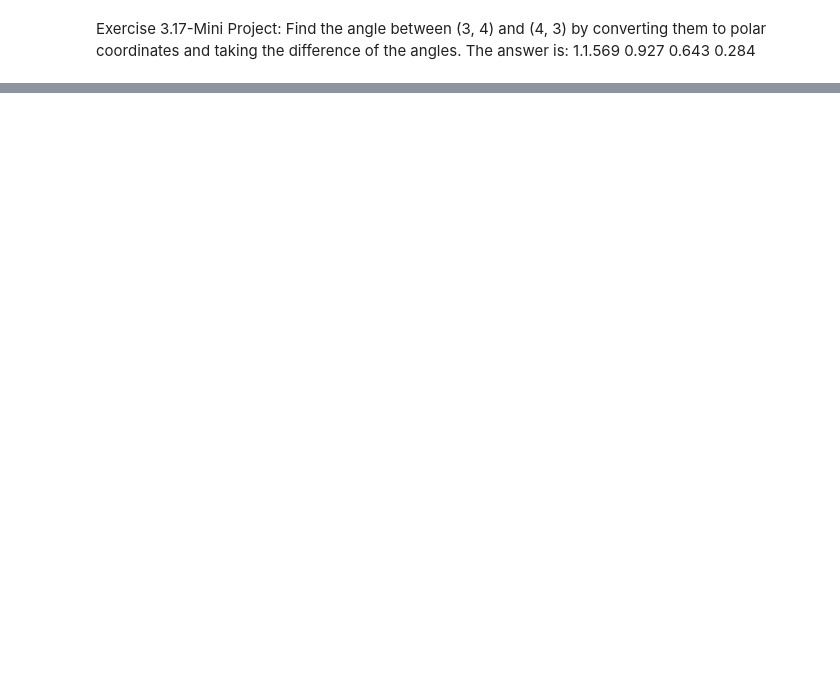
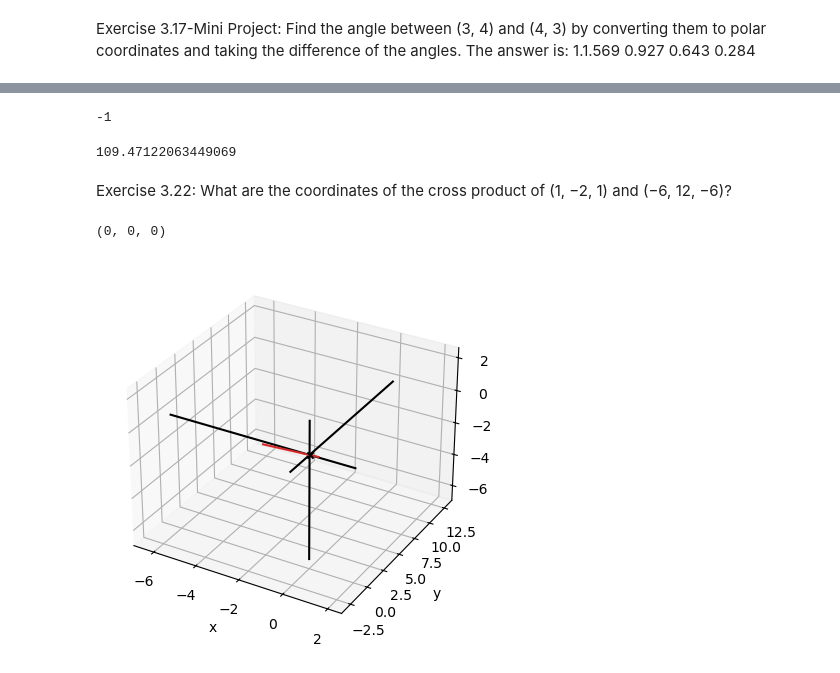
Before and after one commit to Brailor/Math-for-Programmers, a Jupyter notebook: Chapter 03/own.ipynb, the cells around one changed output, grey strips where cells are left out. Saved outputs shown, nothing was run; the diff lists cells and outputs as text; code cells hidden in the pictures; blank space fills up the shorter version.

```diff
--- a/Chapter 03/own.ipynb
+++ b/Chapter 03/own.ipynb
@@ -317,0 +326,15 @@ NameError: name 'atan' is not defined
+# %%
+u = (1, 1, 1)
+v = (-1, -1, 1)
+# both is sqrt(3)
+u_len = length_f(u)
+v_len = length_f(v)
+dot_product = dot(u, v)
+print(dot_product)
+# u * v = sqrt(3) * sqrt(3) * cos(theta)
+# -1 = 3 * cos(theta)
+# -1 / 3 = cos(theta)
+acos(dot_product/square(u_len)) * 180 / pi
+# %% [output]
+-1
+109.47122063449069
@@ -317,0 +346,15 @@ NameError: name 'atan' is not defined
+# %% [markdown]
+Exercise 3.22: What are the coordinates of the cross product of (1, −2, 1) and (−6, 12, −6)?
+# %%
+u = (1, -2, 1)
+v = (-6, 12 , -6)
+cross(u, v)
+# %% [output]
+(0, 0, 0)
+# %%
+draw3d(
+    Arrow3D(u),
+    Arrow3D(v)
+)
+# %% [output]
+[figure, added]
```
Also changed, not shown: parts of 23 cells of this notebook, 1 other file.
